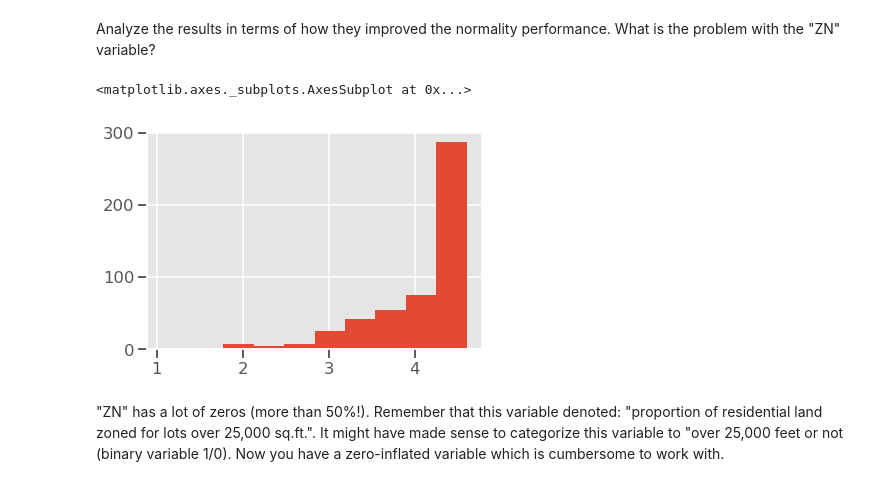
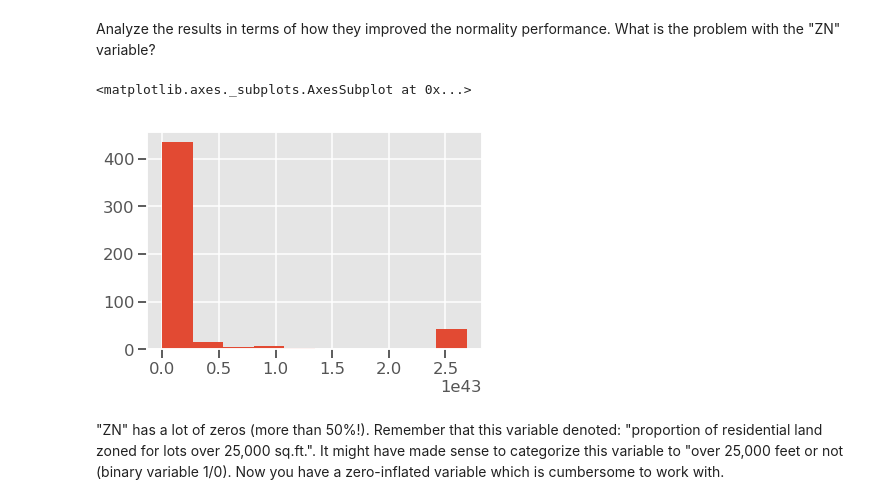
Before and after one commit to keita-dc/dsc-feature-scaling-and-normalization-lab-dc-ds-060319, a Jupyter notebook: index.ipynb, the cells around one changed output. Saved outputs shown, nothing was run; the diff lists cells and outputs as text; code cells hidden in the pictures.

```diff
--- a/index.ipynb
+++ b/index.ipynb
@@ -79,10 +79,10 @@ Analyze the results in terms of how they improved the normality performance. Wha
 # %%
 boston_features["exp_age"] = np.exp(boston_features.AGE)
 # %%
-boston_features["log_age"].hist()
+boston_features["exp_age"].hist()
 # %% [output]
 <matplotlib.axes._subplots.AxesSubplot at 0x...>
-[figure, old version]
+[figure, new version]
 # %% [markdown]
 "ZN" has a lot of zeros (more than 50%!). Remember that this variable denoted: "proportion of residential land zoned for lots over 25,000 sq.ft.". It might have made sense to categorize this variable to "over 25,000 feet or not (binary variable 1/0). Now you have a zero-inflated variable which is cumbersome to work with.
 # %% [markdown]
```
